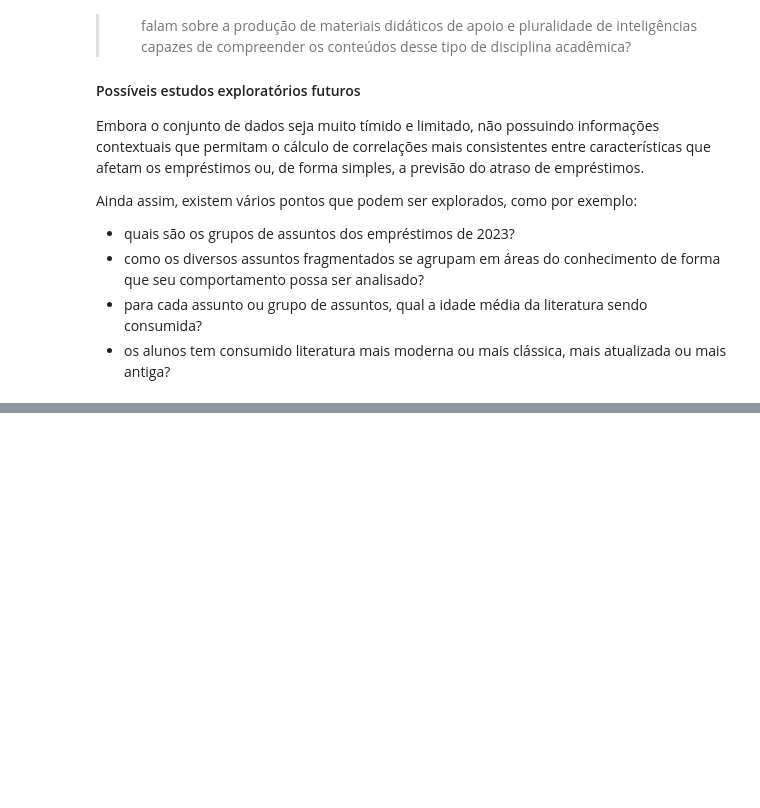
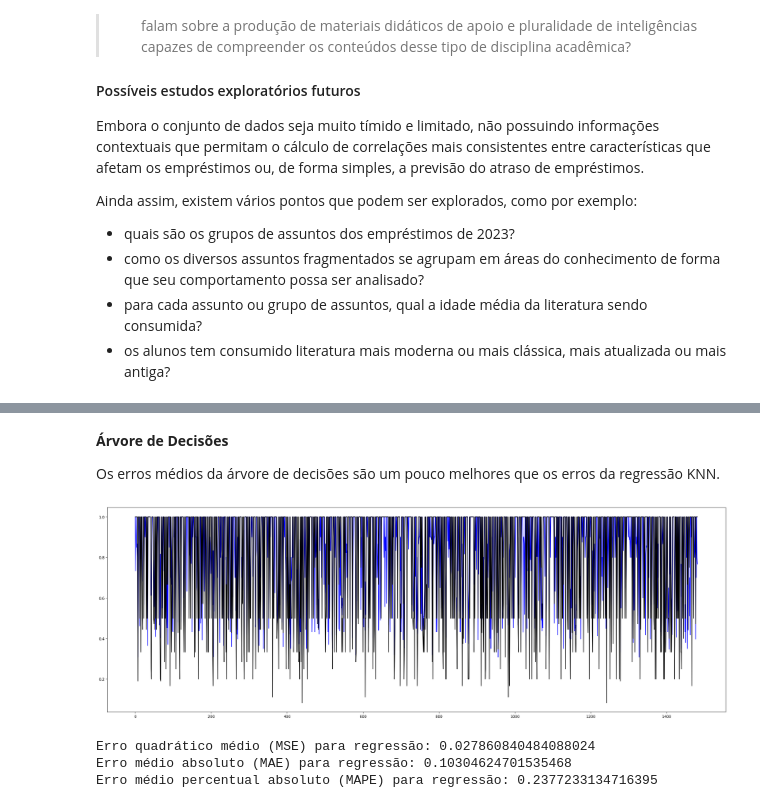
Before and after one commit to chinaglia-rafa/analise-de-dados-biblioteca-bcc, a Jupyter notebook: WIP-biblioteca.ipynb, the cells around one changed output, grey strips where cells are left out. Drawn from its saved outputs; the diff is of its cells as text; code cells hidden in the pictures; blank space fills up the shorter version.

```diff
--- a/WIP-biblioteca.ipynb
+++ b/WIP-biblioteca.ipynb
@@ -383,0 +562,31 @@ Ainda assim, existem vários pontos que podem ser explorados, como por exemplo:
+# %%
+# ==========================================================
+# Criação de um modelo de predição usando Árvores de Decisão
+# ==========================================================
+
+from sklearn.tree import DecisionTreeRegressor
+
+reg_model_dt = DecisionTreeRegressor()
+reg_model_dt.fit(x_train_reg, y_train_reg)
+y_pred_reg_dt = reg_model_dt.predict(x_test_reg)
+y_pred_train_reg_dt = reg_model_dt.predict(x_train_reg)
+
+# Cálculo de erros da Árvore de Regressão
+mse = mean_squared_error(y_test_reg, y_pred_reg_dt)
+print("Erro quadrático médio (MSE) para regressão:", mse)
+
+mae = mean_absolute_error(y_test_reg, y_pred_reg_dt)
+print("Erro médio absoluto (MAE) para regressão:", mae)
+
+mape = mean_absolute_percentage_error(y_test_reg, y_pred_reg_dt)
+print("Erro médio percentual absoluto (MAPE) para regressão:", mape)
+print()
+# Cálculo de erros da Árvore de Regressão (conjunto de treino)
+mse = mean_squared_error(y_train_reg, y_pred_train_reg_dt)
+print("Erro quadrático médio (MSE) para regressão (treino):", mse)
+
+mae = mean_absolute_error(y_train_reg, y_pred_train_reg_dt)
+print("Erro médio absoluto (MAE) para regressão (treino):", mae)
+
+mape = mean_absolute_percentage_error(y_train_reg, y_pred_train_reg_dt)
+print("Erro médio percentual absoluto (MAPE) para regressão (treino):", mape)
@@ -383,0 +601,11 @@ Ainda assim, existem vários pontos que podem ser explorados, como por exemplo:
+# %% [markdown]
+**Árvore de Decisões**
+
+Os erros médios da árvore de decisões são um pouco melhores que os erros da regressão KNN.
+# %%
+plt.figure(figsize=(30,10))
+plt.plot(range(0,len(y_pred_reg)), y_pred_reg_knn, color='blue')
+plt.plot(range(0,len(y_pred_reg)), y_pred_reg_dt, color='black')
+plt.show()
+# %% [output]
+[figure, added]
@@ -383,0 +621,14 @@ Ainda assim, existem vários pontos que podem ser explorados, como por exemplo:
+# %%
+# Cálculo de erros do RandomForest
+mse = mean_squared_error(y_test_reg, y_pred_reg_rf)
+print("Erro quadrático médio (MSE) para regressão:", mse)
+
+mae = mean_absolute_error(y_test_reg, y_pred_reg_rf)
+print("Erro médio absoluto (MAE) para regressão:", mae)
+
+mape = mean_absolute_percentage_error(y_test_reg, y_pred_reg_rf)
+print("Erro médio percentual absoluto (MAPE) para regressão:", mape)
+# %% [output]
+Erro quadrático médio (MSE) para regressão: 0.027860840484088024
+Erro médio absoluto (MAE) para regressão: 0.10304624701535468
+Erro médio percentual absoluto (MAPE) para regressão: 0.2377233134716395
```
Also changed, not shown: parts of 23 cells of this notebook.
